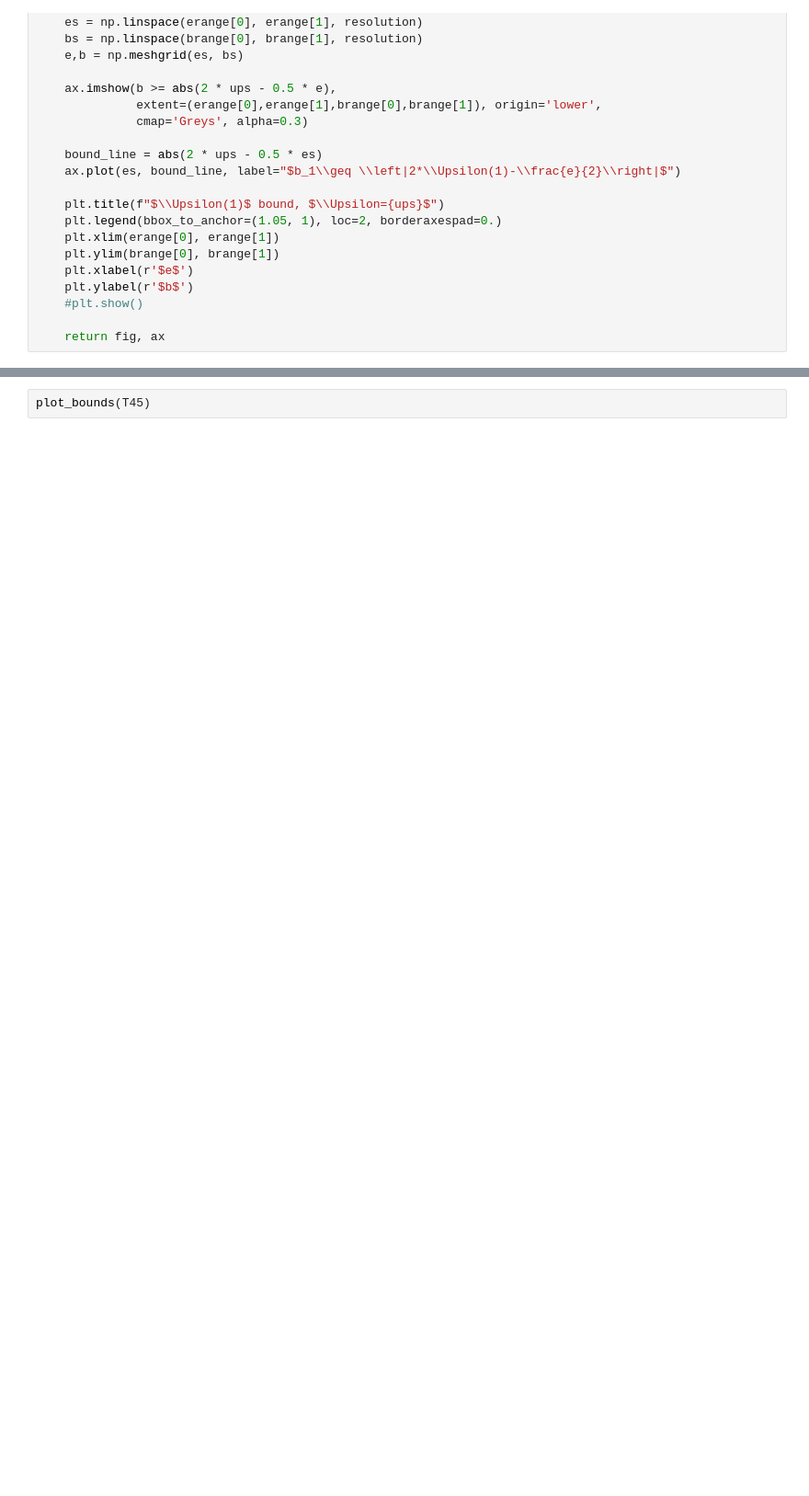
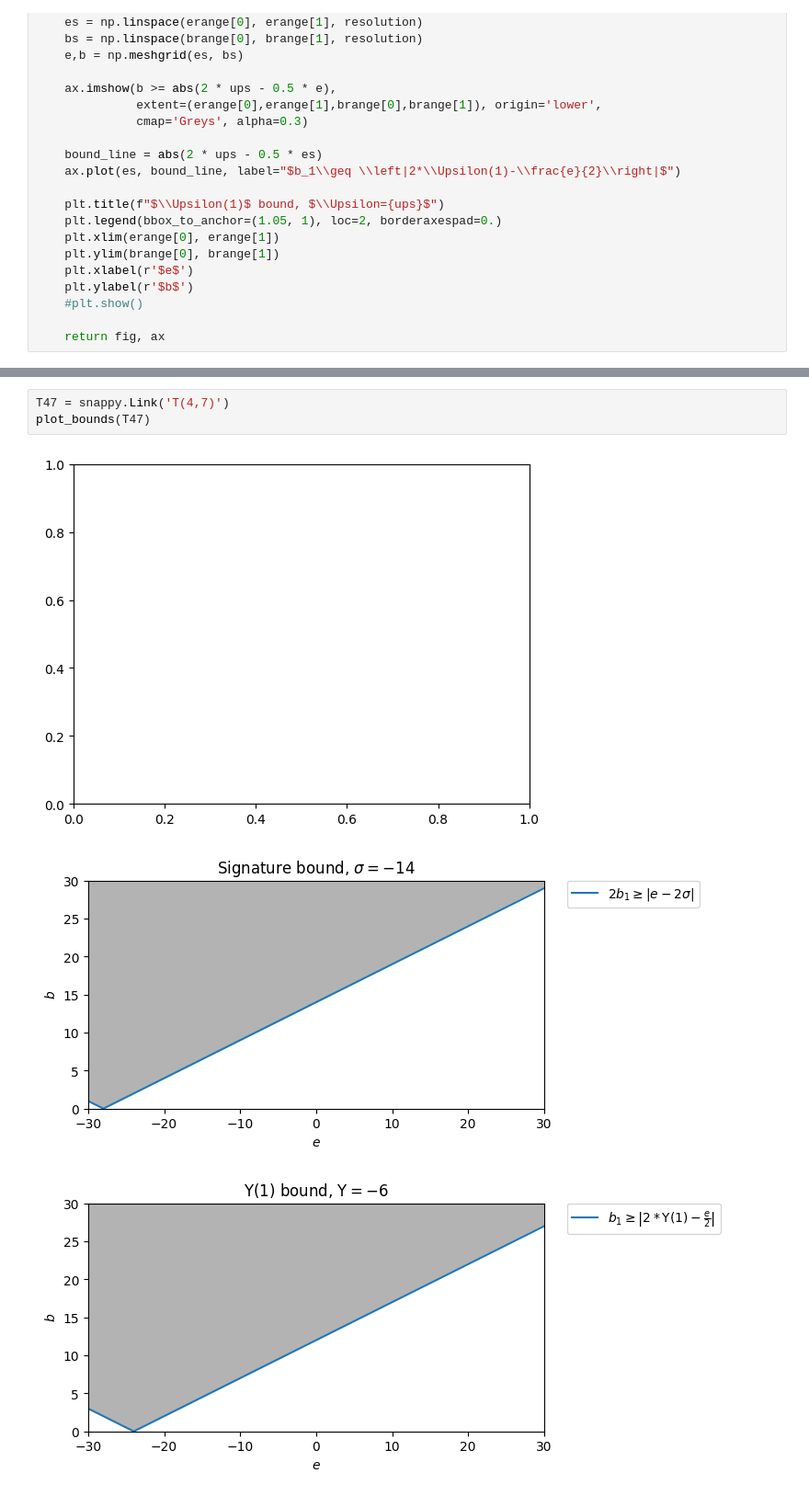
Before and after one commit to JulesGB/KnotGeography, a Jupyter notebook: knot_geography.ipynb, the cells around one changed output, grey strips where cells are left out. Shown at 92% size. Cells and saved outputs as stored; diff of their text form; blank space fills up the shorter version.

```diff
--- a/knot_geography.ipynb
+++ b/knot_geography.ipynb
@@ -113,2 +122,7 @@ def plot_bounds(K, erange=(-30,30), brange=(0,30), resolution=300):
 # %%
-plot_bounds(T45)
+T47 = snappy.Link('T(4,7)')
+plot_bounds(T47)
+# %% [output]
+[figure, added]
+[figure, added]
+[figure, added]
```
Also changed, not shown: parts of 6 cells of this notebook.
